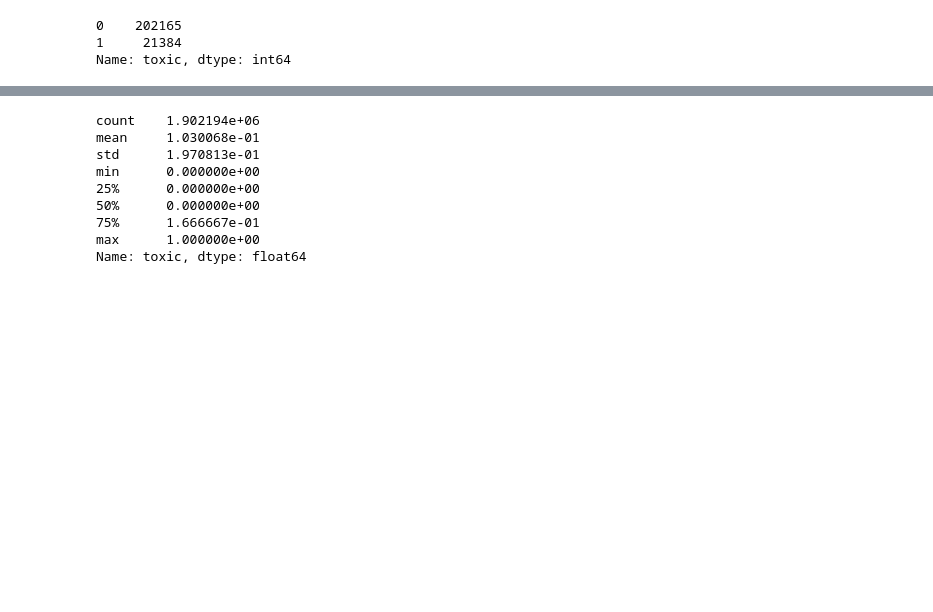
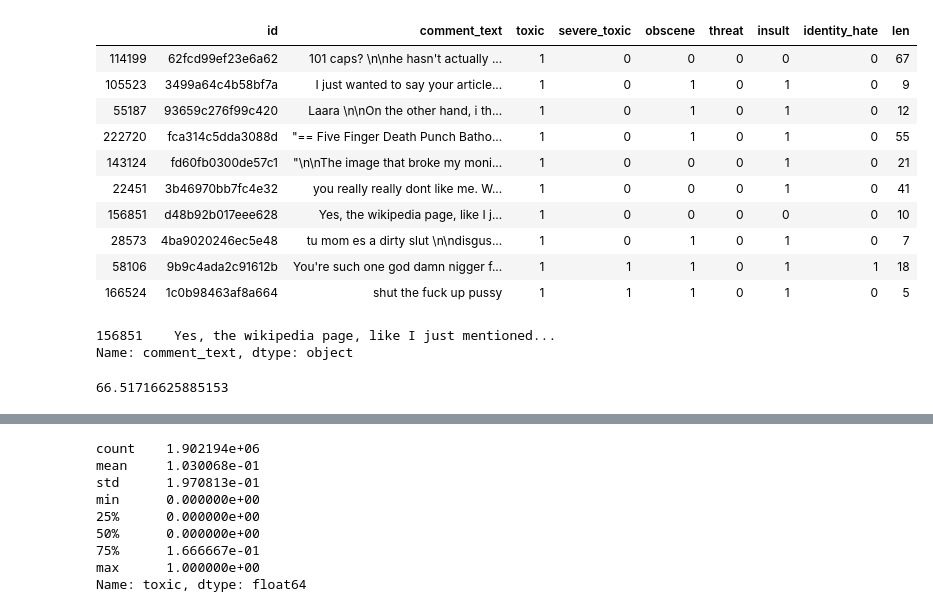
Before and after one commit to DahaKot/Toxic-Comment-Classification, a Jupyter notebook: BasicDataInfoAndPrep.ipynb, the cells around one changed output, grey strips where cells are left out. Drawn from its saved outputs; the diff is of its cells as text; code cells hidden in the pictures; blank space fills up the shorter version.

```diff
--- a/BasicDataInfoAndPrep.ipynb
+++ b/BasicDataInfoAndPrep.ipynb
@@ -13,13 +16,30 @@ train_data_toxic_comment.head()
 # %%
 def make_len(x):
     return len(x.split())
 
 train_data_toxic_comment["len"] = train_data_toxic_comment["comment_text"].apply(make_len)
-train_data_toxic_comment["toxic"].value_counts()
+train_data_toxic_comment[train_data_toxic_comment["toxic"] == 1].sample(10)
 # %% [output]
-0    202165
-1     21384
-Name: toxic, dtype: int64
+|  | id | comment_text | toxic | severe_toxic | obscene | threat | insult | identity_hate | len |
+| 114199 | 62fcd99ef23e6a62 | 101 caps? \n\nhe hasn't actually ... | 1 | 0 | 0 | 0 | 0 | 0 | 67 |
+| 105523 | 3499a64c4b58bf7a | I just wanted to say your article... | 1 | 0 | 1 | 0 | 1 | 0 | 9 |
+| 55187 | 93659c276f99c420 | Laara \n\nOn the other hand, i th... | 1 | 0 | 1 | 0 | 1 | 0 | 12 |
+| 222720 | fca314c5dda3088d | "== Five Finger Death Punch Batho... | 1 | 0 | 1 | 0 | 1 | 0 | 55 |
+| 143124 | fd60fb0300de57c1 | "\n\nThe image that broke my moni... | 1 | 0 | 0 | 0 | 1 | 0 | 21 |
+| 22451 | 3b46970bb7fc4e32 | you really really dont like me. W... | 1 | 0 | 0 | 0 | 1 | 0 | 41 |
+| 156851 | d48b92b017eee628 | Yes, the wikipedia page, like I j... | 1 | 0 | 0 | 0 | 0 | 0 | 10 |
+| 28573 | 4ba9020246ec5e48 | tu mom es a dirty slut \n\ndisgus... | 1 | 0 | 1 | 0 | 1 | 0 | 7 |
+| 58106 | 9b9c4ada2c91612b | You're such one god damn nigger f... | 1 | 1 | 1 | 0 | 1 | 1 | 18 |
+| 166524 | 1c0b98463af8a664 | shut the fuck up pussy | 1 | 1 | 1 | 0 | 1 | 0 | 5 |
+# %%
+train_data_toxic_comment[train_data_toxic_comment["id"] == 'd48b92b017eee628']["comment_text"]
+# %% [output]
+156851    Yes, the wikipedia page, like I just mentioned...
+Name: comment_text, dtype: object
+# %%
+train_data_toxic_comment["len"].mean()
+# %% [output]
+66.51716625885153
 # %%
 # train_data_toxic_comment.count() - no missing values
 # train_data_toxic_comment.nunique() - no repeated comments
```
Also changed, not shown: parts of 3 cells of this notebook, 2 other files.
